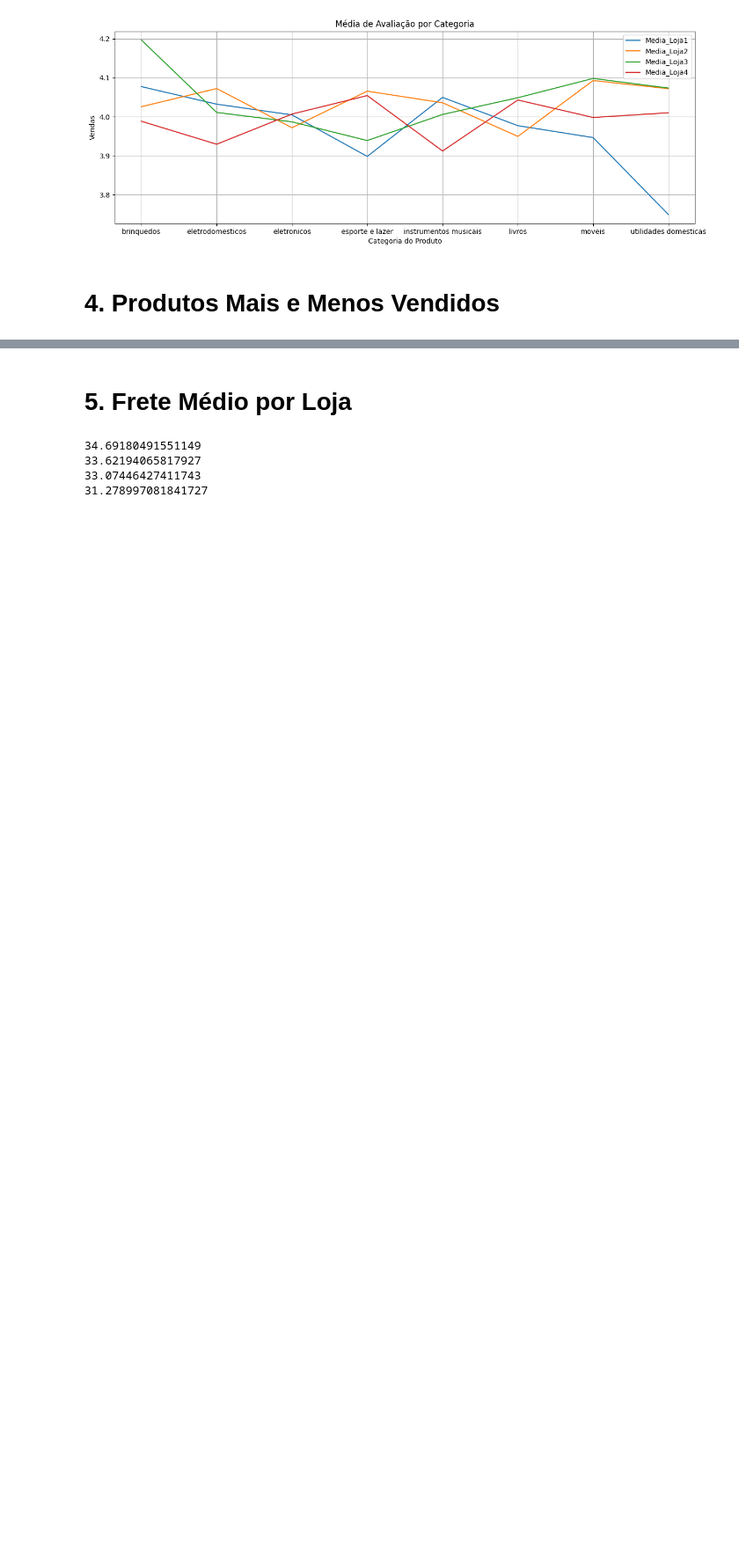
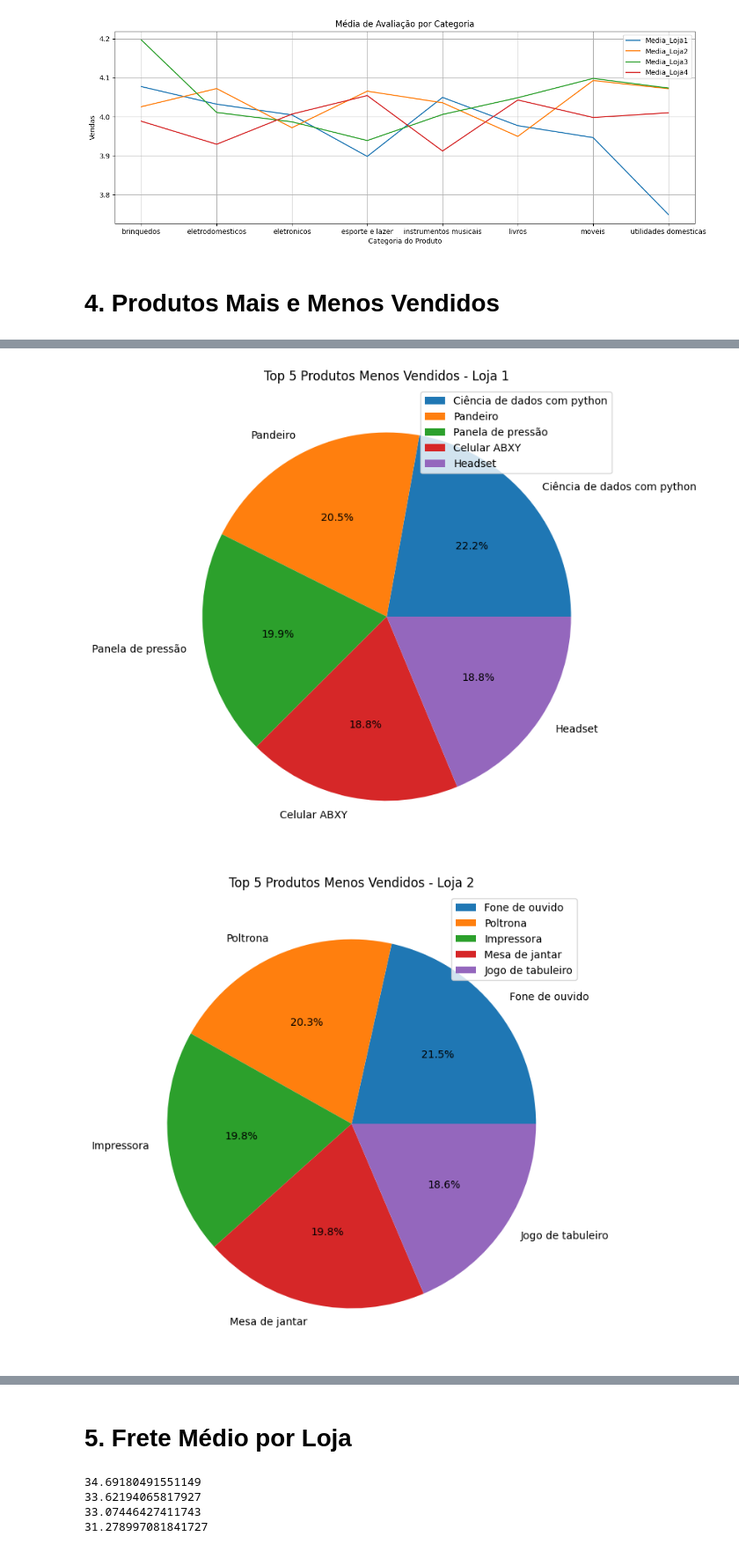
Before and after one commit to samarawwleticia/challengedadosalura, a Jupyter notebook: AluraStoreBrasil.ipynb, the cells around one changed output, grey strips where cells are left out. Shown at 88% size. Saved outputs shown, nothing was run; the diff lists cells and outputs as text; code cells hidden in the pictures; blank space fills up the shorter version.

```diff
--- a/AluraStoreBrasil.ipynb
+++ b/AluraStoreBrasil.ipynb
@@ -206,0 +232,23 @@ produtosMenosVendidos4 = maisVendidos_loja4.tail(5)
+# %%
+plot = produtosMenosVendidos1.plot.pie(y='Unidades_Vendidas', autopct='%1.1f%%', figsize=(8, 8))
+plt.title('Top 5 Produtos Menos Vendidos - Loja 1')
+plt.ylabel('')
+plt.show()
+
+plot = produtosMenosVendidos2.plot.pie(y='Unidades_Vendidas', autopct='%1.1f%%', figsize=(8, 8))
+plt.title('Top 5 Produtos Menos Vendidos - Loja 2')
+plt.ylabel('')
+plt.show()
+
+plot = produtosMenosVendidos3.plot.pie(y='Unidades_Vendidas', autopct='%1.1f%%', figsize=(8, 8))
+plt.title('Top 5 Produtos Menos Vendidos - Loja 3')
+plt.ylabel('')
+plt.show()
+
+plot = produtosMenosVendidos4.plot.pie(y='Unidades_Vendidas', autopct='%1.1f%%', figsize=(8, 8))
+plt.title('Top 5 Produtos Menos Vendidos - Loja 4')
+plt.ylabel('')
+plt.show()
+# %% [output]
+[figure, added]
+[figure, added]
```
Also changed, not shown: parts of 12 cells of this notebook.
